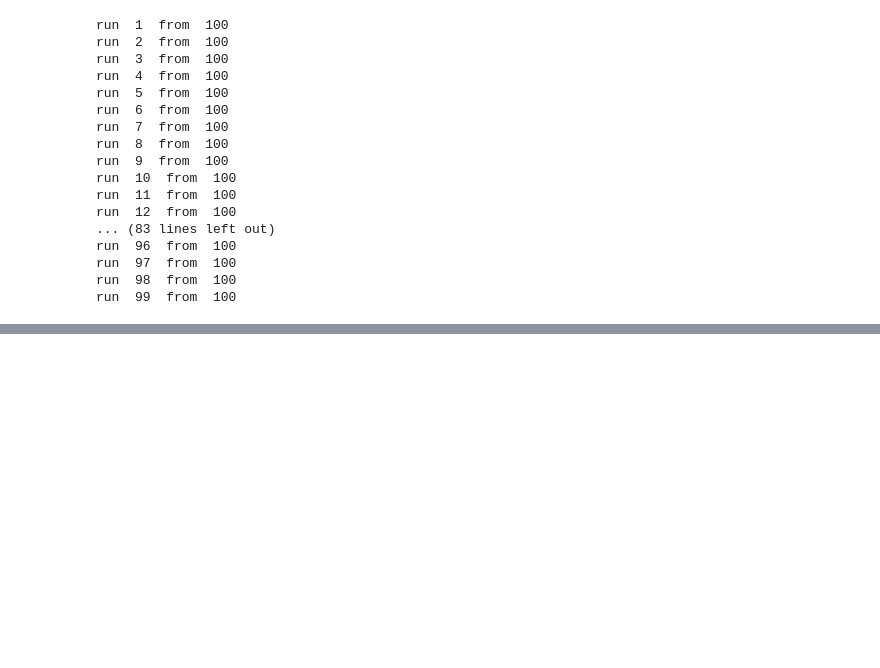
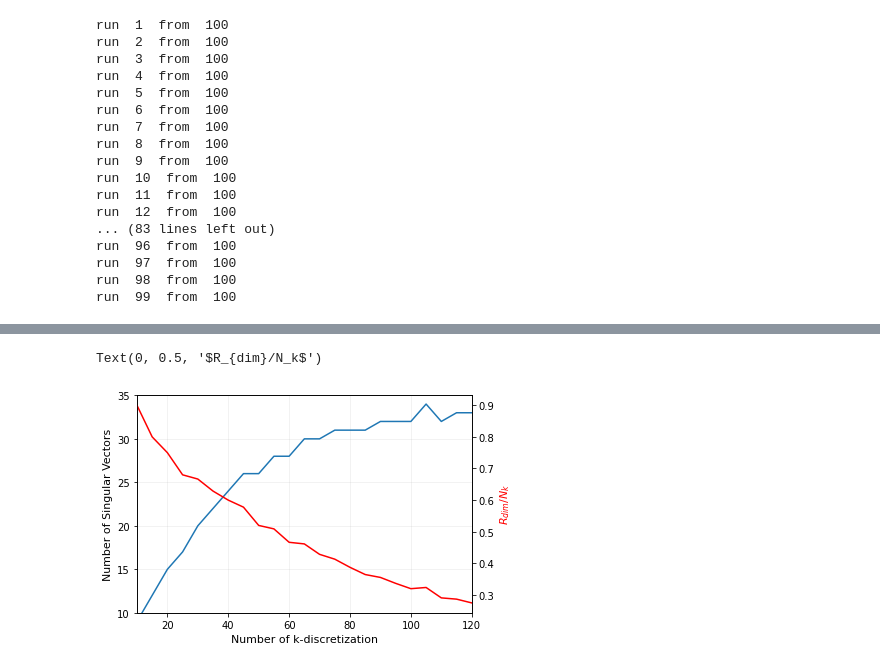
Before and after one commit to stmeinecke/derrom, a Jupyter notebook: ELPH-ML_reconst_k_dependece.ipynb, the cells around one changed output, grey strips where cells are left out. Drawn from its saved outputs; the diff is of its cells as text; code cells hidden in the pictures; blank space fills up the shorter version.

Commit message:
Added a graph for k-dependence visualization

```diff
--- a/ELPH-ML_reconst_k_dependece.ipynb
+++ b/ELPH-ML_reconst_k_dependece.ipynb
@@ -59,0 +74,27 @@ run  99  from  100
+# %%
+from ELPH_SVDAPPRX import SVDAPPRX
+
+wcols = 1.0 + 0.*np.exp(-10.*np.linspace(0,1,runs[0].shape[1]))
+
+rdim_before = 6
+rdim_array = []
+for i,n_kmax in enumerate(np.arange(10,125,5)):
+    print("Loading " + str(n_kmax))
+    runs = ELPH_utils.load_runs(filename='../runs_rand_inits_n_kmax=' + str(n_kmax) + ".npz")
+
+
+    n_runs = len(runs)
+    n_kmax = runs[0].shape[0]
+
+    print(n_runs, 'loaded with n_kmax =', n_kmax)
+    model = SVDAPPRX(runs)
+    model.train()
+
+    for rdim in np.arange(rdim_before-5,n_kmax,1):
+        m,s = ELPH_utils.get_KFold_CV_scores(model, runs, folds=5, seed=817, train_kwargs={'rdim':rdim, 'wcols':wcols}, score_kwargs={'norm':'max'})
+        print(m)
+        if m < 0.01:
+            rdim_before = rdim
+            rdim_array.append(rdim)
+            print(rdim)
+            break
@@ -59,0 +119,18 @@ run  99  from  100
+# %%
+fig,ax = plt.subplots()
+
+fontsize = 11
+
+ax.plot(np.arange(10,125,5), rdim_array)
+ax.grid(alpha=0.2)
+ax.set_xlim(10,120)
+ax.set_ylim(10,35)
+ax.set_xlabel("Number of k-discretization", fontsize=fontsize)
+ax.set_ylabel("Number of Singular Vectors", fontsize=fontsize)
+
+ax2=ax.twinx()
+ax2.plot(np.arange(10,125,5),rdim_array/np.arange(10,125,5), c='r')
+ax2.set_ylabel(r"$R_{dim}/N_k$",color="r",fontsize=11)
+# %% [output]
+Text(0, 0.5, '$R_{dim}/N_k$')
+[figure, added]
```
Also changed, not shown: parts of 3 cells of this notebook, 1 other file.
